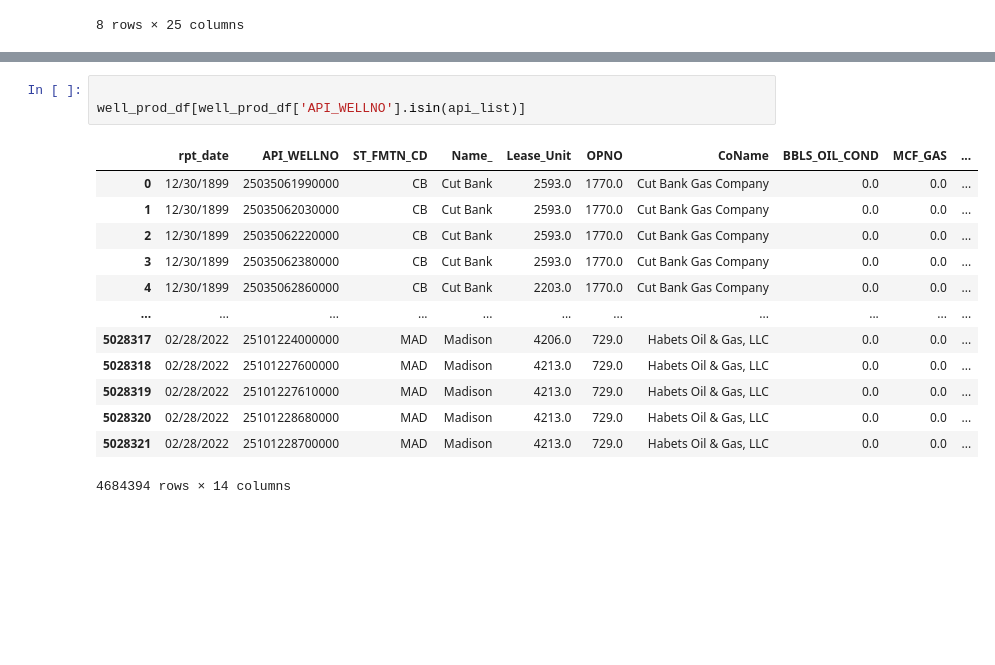
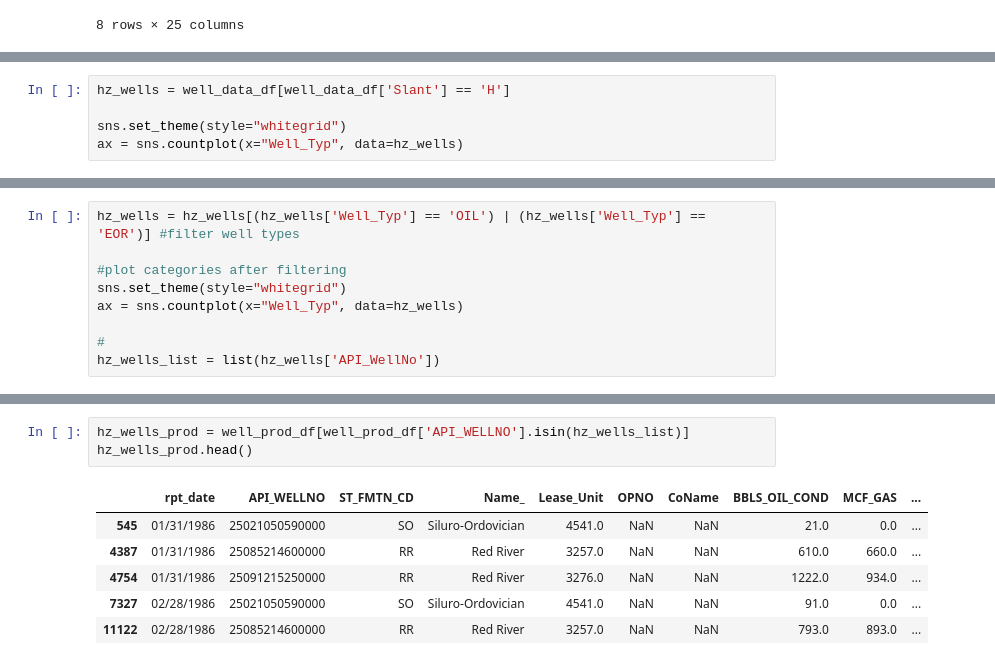
Before and after one commit to jromani-ds/MT_Oil, a Jupyter notebook: DataCollection.ipynb, the cells around one changed output, grey strips where cells are left out. Drawn from its saved outputs; the diff is of its cells as text; blank space fills up the shorter version.

```diff
--- a/DataCollection.ipynb
+++ b/DataCollection.ipynb
@@ -157,0 +177,5 @@ sns.histplot(data=lease_prd_total, x="BOE")
+# %%
+hz_wells = well_data_df[well_data_df['Slant'] == 'H']
+
+sns.set_theme(style="whitegrid")
+ax = sns.countplot(x="Well_Typ", data=hz_wells)
@@ -157,0 +193,9 @@ sns.histplot(data=lease_prd_total, x="BOE")
+# %%
+hz_wells = hz_wells[(hz_wells['Well_Typ'] == 'OIL') | (hz_wells['Well_Typ'] == 'EOR')] #filter well types
+
+#plot categories after filtering
+sns.set_theme(style="whitegrid")
+ax = sns.countplot(x="Well_Typ", data=hz_wells)
+
+#
+hz_wells_list = list(hz_wells['API_WellNo'])
@@ -158,17 +204,10 @@ sns.histplot(data=lease_prd_total, x="BOE")
 # %%
-
-well_prod_df[well_prod_df['API_WELLNO'].isin(api_list)]
+hz_wells_prod = well_prod_df[well_prod_df['API_WELLNO'].isin(hz_wells_list)]
+hz_wells_prod.head()
 # %% [output]
 |  | rpt_date | API_WELLNO | ST_FMTN_CD | Name_ | Lease_Unit | OPNO | CoName | BBLS_OIL_COND | MCF_GAS | ... |
-| 0 | 12/30/1899 | 25035061990000 | CB | Cut Bank | 2593.0 | 1770.0 | Cut Bank Gas Company | 0.0 | 0.0 | ... |
-| 1 | 12/30/1899 | 25035062030000 | CB | Cut Bank | 2593.0 | 1770.0 | Cut Bank Gas Company | 0.0 | 0.0 | ... |
-| 2 | 12/30/1899 | 25035062220000 | CB | Cut Bank | 2593.0 | 1770.0 | Cut Bank Gas Company | 0.0 | 0.0 | ... |
-| 3 | 12/30/1899 | 25035062380000 | CB | Cut Bank | 2593.0 | 1770.0 | Cut Bank Gas Company | 0.0 | 0.0 | ... |
-| 4 | 12/30/1899 | 25035062860000 | CB | Cut Bank | 2203.0 | 1770.0 | Cut Bank Gas Company | 0.0 | 0.0 | ... |
-| ... | ... | ... | ... | ... | ... | ... | ... | ... | ... | ... |
-| 5028317 | 02/28/2022 | 25101224000000 | MAD | Madison | 4206.0 | 729.0 | Habets Oil & Gas, LLC | 0.0 | 0.0 | ... |
-| 5028318 | 02/28/2022 | 25101227600000 | MAD | Madison | 4213.0 | 729.0 | Habets Oil & Gas, LLC | 0.0 | 0.0 | ... |
-| 5028319 | 02/28/2022 | 25101227610000 | MAD | Madison | 4213.0 | 729.0 | Habets Oil & Gas, LLC | 0.0 | 0.0 | ... |
-| 5028320 | 02/28/2022 | 25101228680000 | MAD | Madison | 4213.0 | 729.0 | Habets Oil & Gas, LLC | 0.0 | 0.0 | ... |
-| 5028321 | 02/28/2022 | 25101228700000 | MAD | Madison | 4213.0 | 729.0 | Habets Oil & Gas, LLC | 0.0 | 0.0 | ... |
+| 545 | 01/31/1986 | 25021050590000 | SO | Siluro-Ordovician | 4541.0 | NaN | NaN | 21.0 | 0.0 | ... |
+| 4387 | 01/31/1986 | 25085214600000 | RR | Red River | 3257.0 | NaN | NaN | 610.0 | 660.0 | ... |
+| 4754 | 01/31/1986 | 25091215250000 | RR | Red River | 3276.0 | NaN | NaN | 1222.0 | 934.0 | ... |
+| 7327 | 02/28/1986 | 25021050590000 | SO | Siluro-Ordovician | 4541.0 | NaN | NaN | 91.0 | 0.0 | ... |
+| 11122 | 02/28/1986 | 25085214600000 | RR | Red River | 3257.0 | NaN | NaN | 793.0 | 893.0 | ... |
-4684394 rows × 14 columns
```
Also changed, not shown: parts of 21 cells of this notebook.
